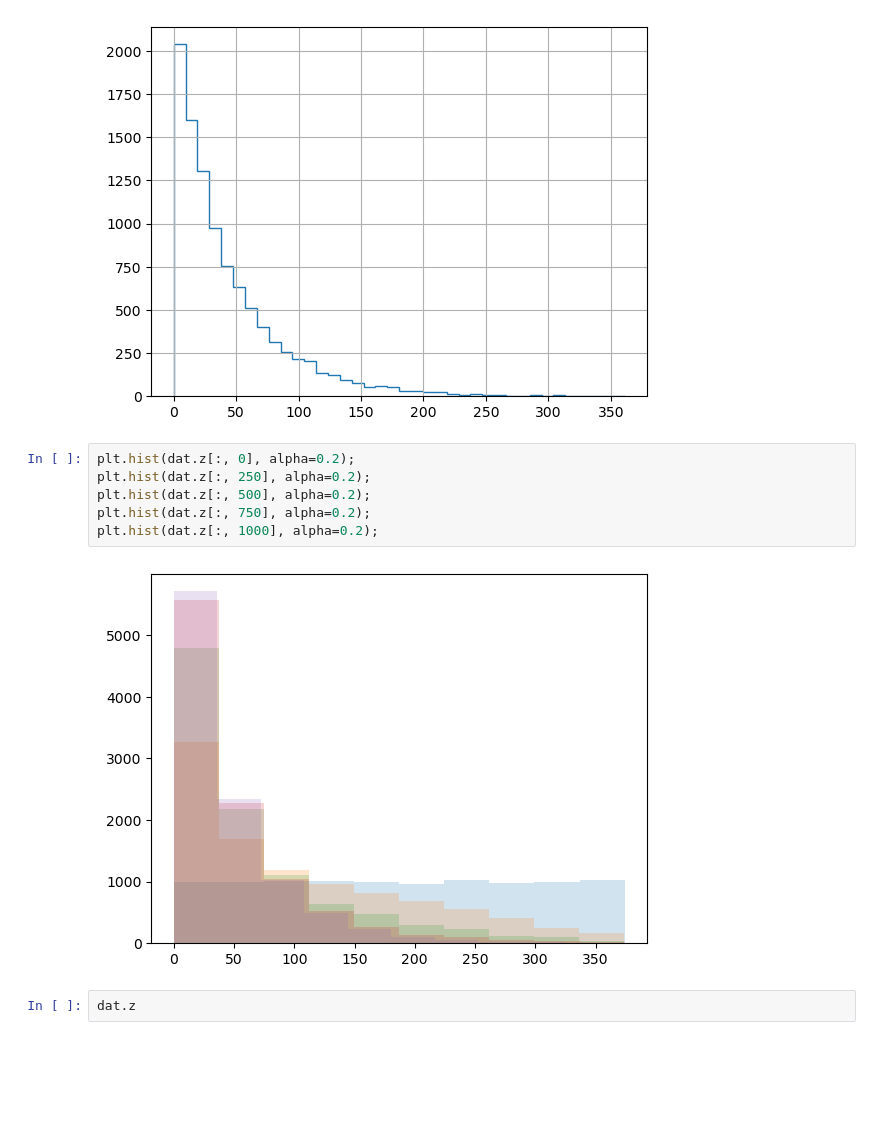
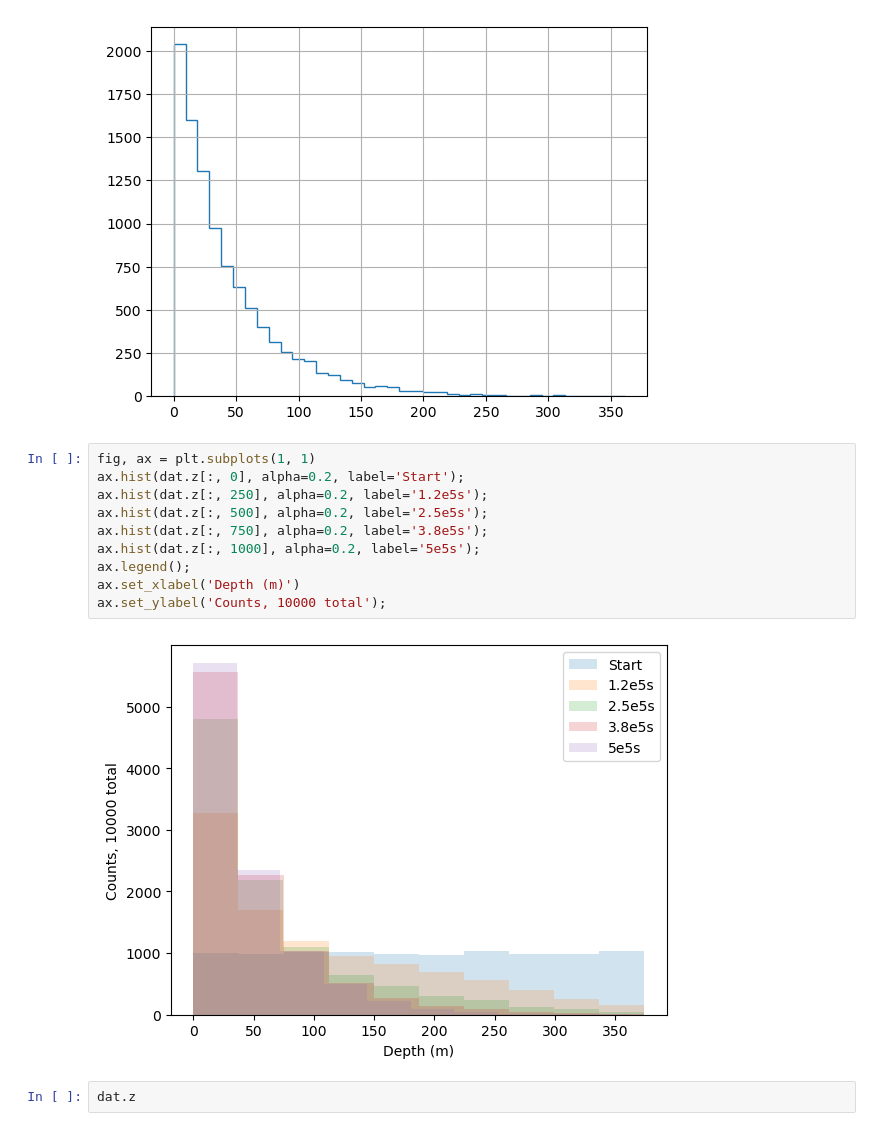
Before and after one commit to SalishSeaCast/analysis-susan, a Jupyter notebook: notebooks/Matt/2D_mixing.ipynb, the cells around one changed output. Cells and saved outputs as stored; diff of their text form; blank space fills up the shorter version.

Commit message:
make plot prettier

```diff
--- a/notebooks/Matt/2D_mixing.ipynb
+++ b/notebooks/Matt/2D_mixing.ipynb
@@ -169,13 +169,17 @@ counts[0]
 2038
 [figure]
 # %%
-plt.hist(dat.z[:, 0], alpha=0.2);
-plt.hist(dat.z[:, 250], alpha=0.2);
-plt.hist(dat.z[:, 500], alpha=0.2);
-plt.hist(dat.z[:, 750], alpha=0.2);
-plt.hist(dat.z[:, 1000], alpha=0.2);
+fig, ax = plt.subplots(1, 1)
+ax.hist(dat.z[:, 0], alpha=0.2, label='Start');
+ax.hist(dat.z[:, 250], alpha=0.2, label='1.2e5s');
+ax.hist(dat.z[:, 500], alpha=0.2, label='2.5e5s');
+ax.hist(dat.z[:, 750], alpha=0.2, label='3.8e5s');
+ax.hist(dat.z[:, 1000], alpha=0.2, label='5e5s');
+ax.legend();
+ax.set_xlabel('Depth (m)')
+ax.set_ylabel('Counts, 10000 total');
 # %% [output]
-[figure, old version]
+[figure, new version]
 # %%
 dat.z
 # %% [output]
```
